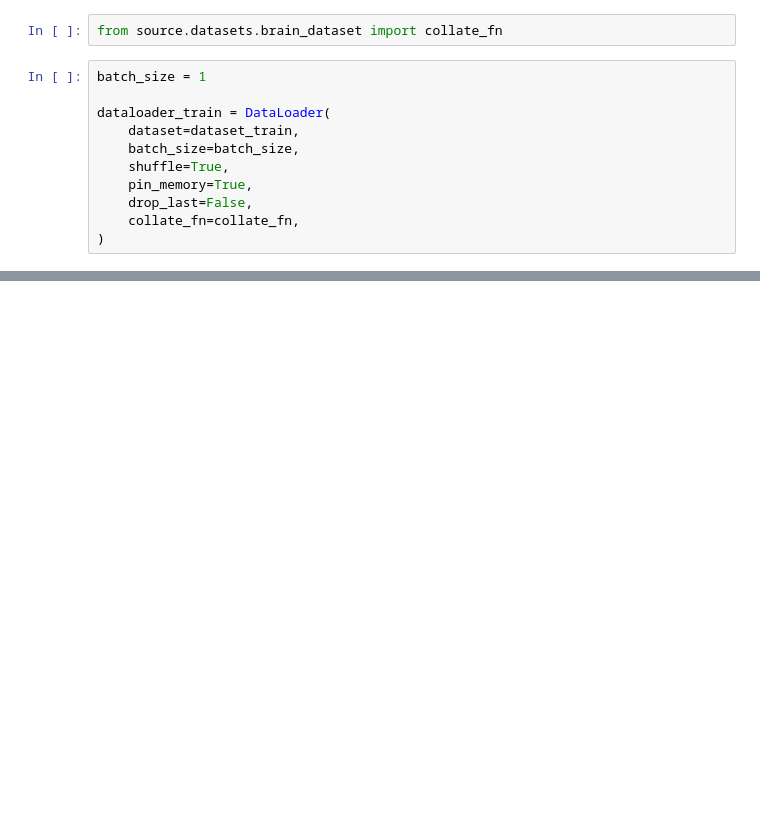
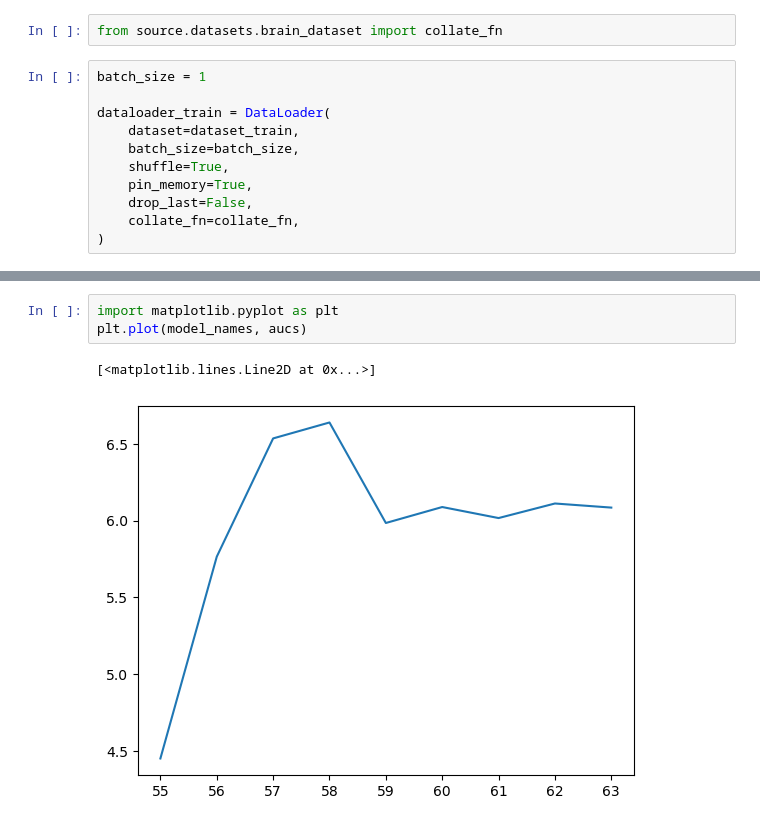
Before and after one commit to rorinr/HyperBrain, a Jupyter notebook: notebooks/training/training.ipynb, the cells around one changed output, grey strips where cells are left out. Saved outputs shown, nothing was run; the diff lists cells and outputs as text; blank space fills up the shorter version.

```diff
--- a/notebooks/training/training.ipynb
+++ b/notebooks/training/training.ipynb
@@ -368,0 +321,6 @@ KeyError: '../../models/20'
+# %%
+import matplotlib.pyplot as plt
+plt.plot(model_names, aucs)
+# %% [output]
+[<matplotlib.lines.Line2D at 0x...>]
+[figure, added]
```
Also changed, not shown: parts of 15 cells of this notebook, 2 other files.
